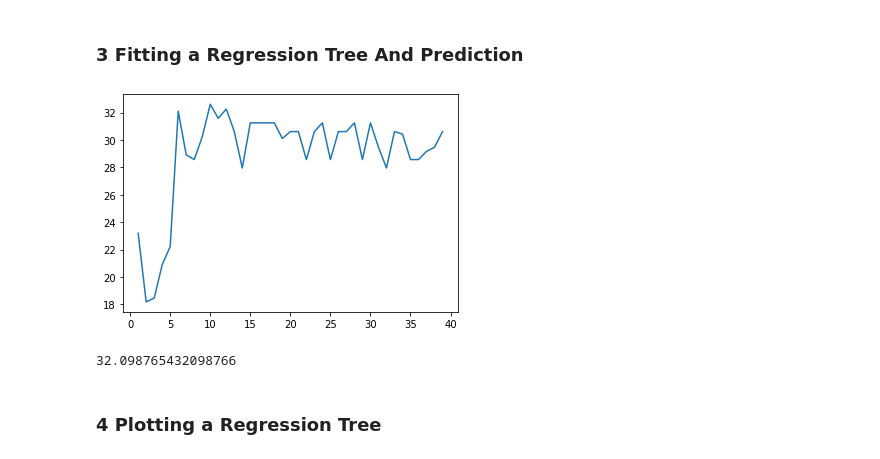
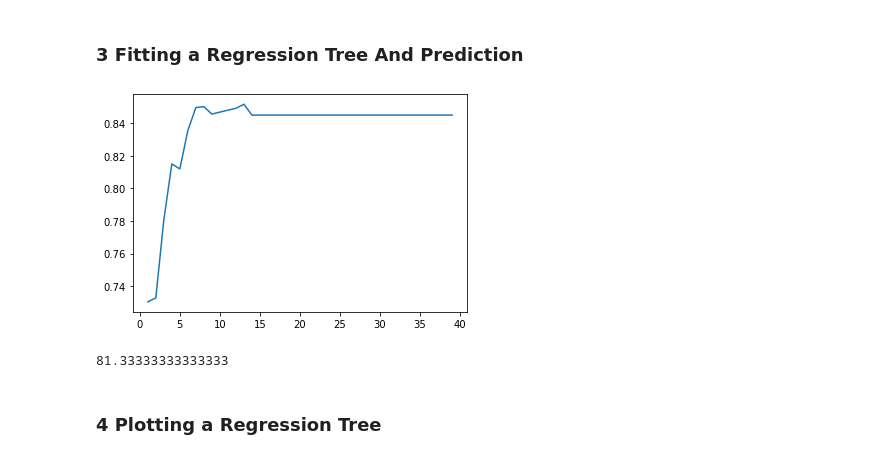
Before and after one commit to Amar-C-A/Attrition-Rate, a Jupyter notebook: Attrition Rate.ipynb, the cells around one changed output. Saved outputs shown, nothing was run; the diff lists cells and outputs as text; code cells hidden in the pictures.

```diff
--- a/Attrition Rate.ipynb
+++ b/Attrition Rate.ipynb
@@ -739,0 +1496,4 @@ y = data_new.Attrition
+# %%
+smk = SMOTETomek()
+x_res,y_res = smk.fit_resample(x,y)
+x_res.shape,y_res.shape
@@ -753,4 +1516,4 @@ x.head()
 from sklearn.model_selection import train_test_split
 # %%
 #Train - Test split
-x_train,x_test,y_train,y_test = train_test_split(x,y,test_size=0.2)
+x_res_train,x_res_test,y_res_train,y_res_test = train_test_split(x_res,y_res,test_size=0.2,random_state=3)
@@ -763,29 +1523,28 @@ x_train,x_valid,y_train,y_valid = train_test_split(x_train,y_train,test_size=0.2
 # for fitting Clasifier tree
 from sklearn.tree import DecisionTreeClassifier
 from sklearn.model_selection import cross_validate
-# %%
-depth = np.arange(1,40)
-F1 =[]
-
-for k in depth:
-    cls_tree = DecisionTreeClassifier(max_depth=k,min_samples_leaf=5)
-    cls_tree.fit(x_train,y_train)
-    y_pred= cls_tree.predict(x_test)
-    F1.append(f1_score(y_test, y_pred)*100)
+# %%
+depth = np.arange(1,40)
+mean_f1 = []
+
+for k in depth:
+    dtm = DecisionTreeClassifier(max_depth=k, criterion='gini', random_state=3)
+    dtr = cross_validate(estimator=dtm, X=x_res_train,  y=y_res_train, cv=5, scoring='f1')
+    mean_f1.append(np.mean(dtr['test_score']))
 # %%
-plt.plot(depth,np.array(F1))
+plt.plot(depth,np.array(mean_f1))
 plt.show()
 # %% [output]
-[figure, old version]
+[figure, new version]
 # %%
 depth = 6
 # %%
 clf_tree = DecisionTreeClassifier(max_depth=6,min_samples_leaf=5)
-clf_tree.fit(x_train,y_train)
-y_pred= clf_tree.predict(x_test)
-f1_score(y_test, y_pred)*100  #f1 score
+clf_tree.fit(x_res_train,y_res_train)
+y_pred= clf_tree.predict(x_res_test)
+f1_score(y_res_test, y_pred)*100  #f1 score
 # %% [output]
-32.098765432098766
+81.33333333333333
 # %% [markdown]
 ### 4 Plotting a Regression Tree
 # %%
```
Also changed, not shown: parts of 88 cells of this notebook.
